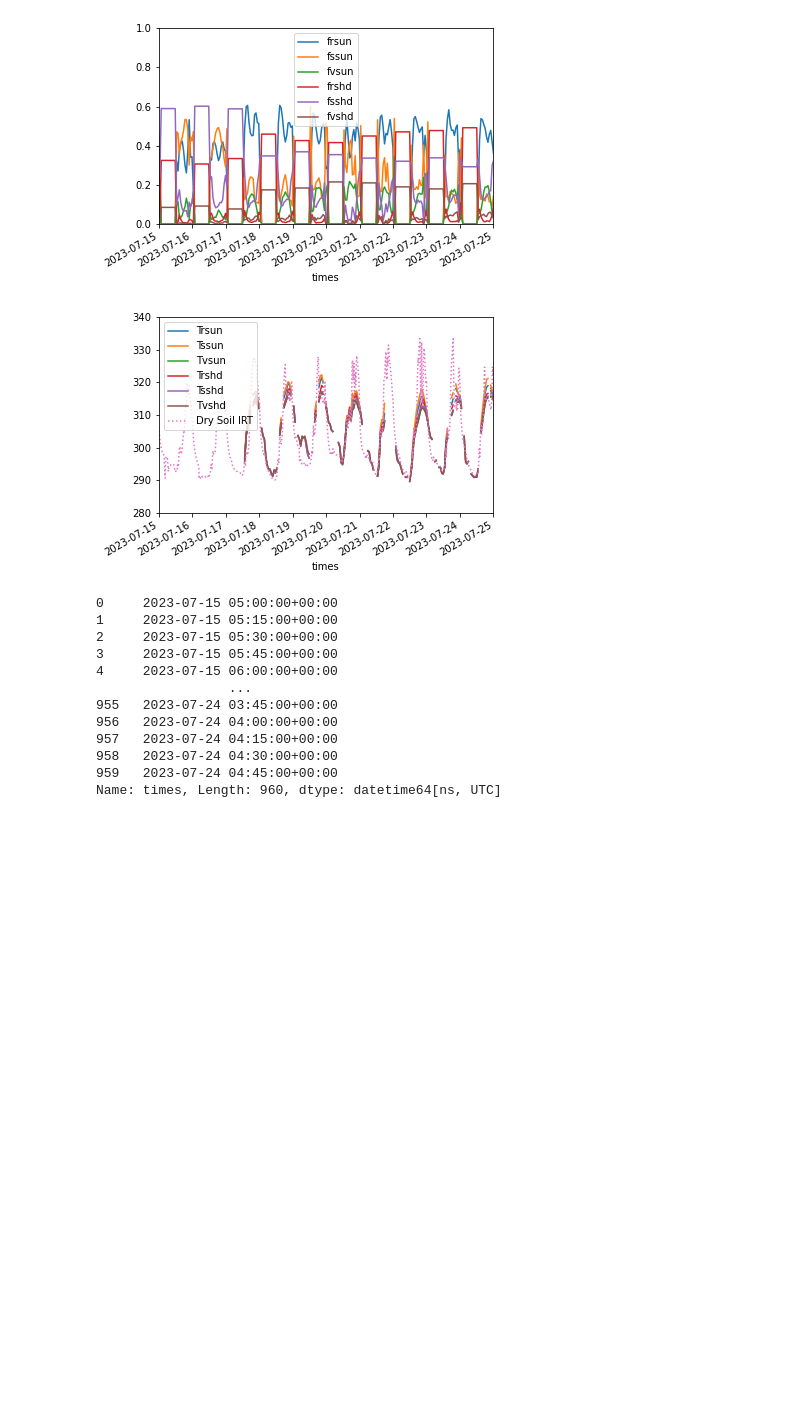
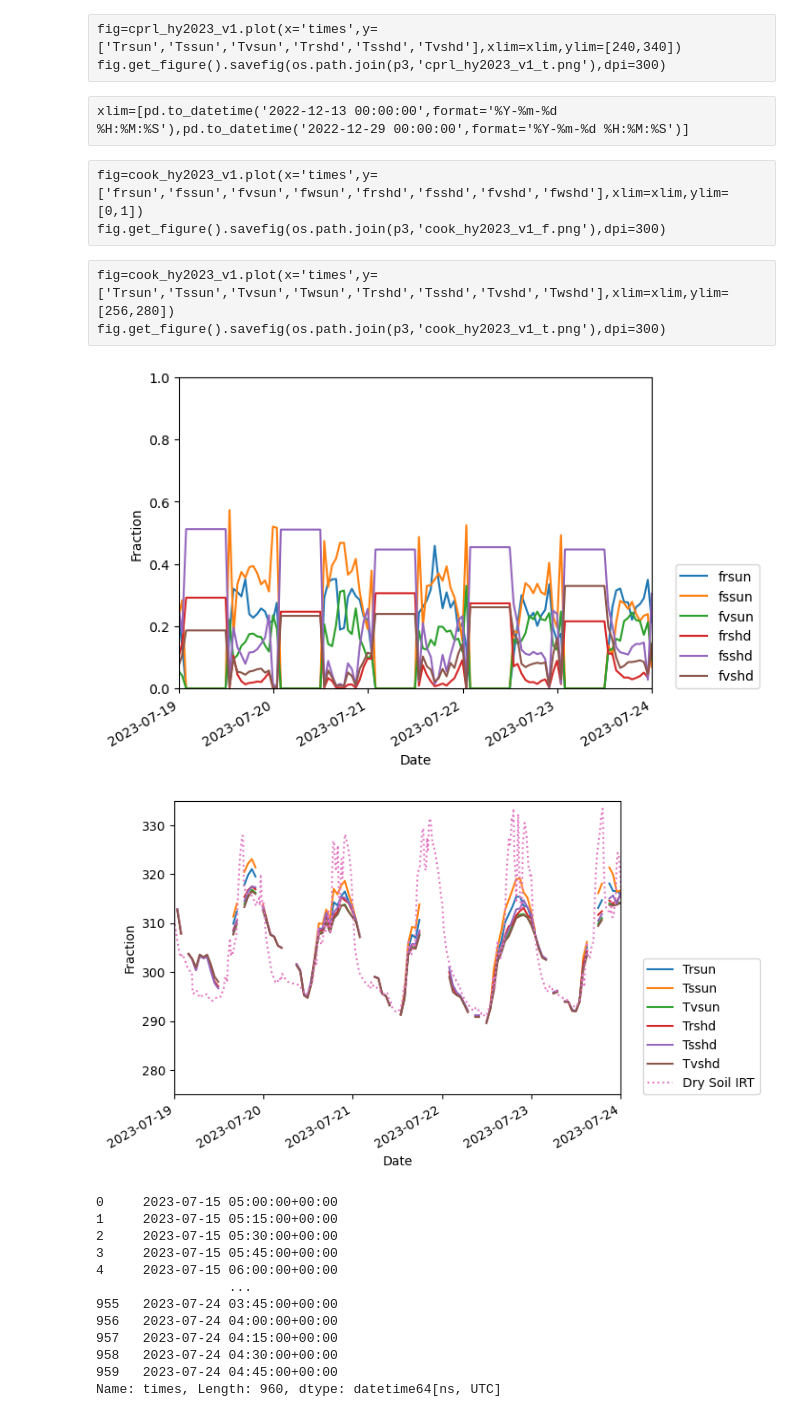
Before and after one commit to cafltar/CookIRCamET, a Jupyter notebook: label_imgs_paper.ipynb, the cells around one changed output. Cells and saved outputs as stored; diff of their text form; code cells hidden in the pictures; blank space fills up the shorter version.

```diff
--- a/label_imgs_paper.ipynb
+++ b/label_imgs_paper.ipynb
@@ -373,14 +376,14 @@ for di, start_dates, stop_dates in zip([p0,p00],[start_dates_cook,start_dates_cp
 # %%
-cook_hy2023_v1 = pd.read_csv('E:/usda/work/CookIRCamET/Working/cookhy2023V1_output.csv')
-cook_hy2023_v2 = pd.read_csv('E:/usda/work/CookIRCamET/Working/cookhy2023V2_output.csv')
-cprl_hy2023_v1 = pd.read_csv('E:/usda/work/CookIRCamET/Working/cprlhy2023V1_output.csv')
-cprl_hy2023_v2 = pd.read_csv('E:/usda/work/CookIRCamET/Working/cprlhy2023V2_output.csv')
-cprl_hy2023_irt = pd.read_csv('E:/usda/raw/CookIRCamET/Meteorological/Cprl/ne_lys_simple.csv')
+cook_hy2023_v1 = pd.read_csv('F:/usda/work/CookIRCamET/Working/cookhy2023_V1_output.csv')
+cook_hy2023_v2 = pd.read_csv('F:/usda/work/CookIRCamET/Working/cookhy2023_V2_output.csv')
+cprl_hy2023_v1 = pd.read_csv('F:/usda/work/CookIRCamET/Working/cprlhy2023_V1_output.csv')
+cprl_hy2023_v2 = pd.read_csv('F:/usda/work/CookIRCamET/Working/cprlhy2023_V2_output.csv')
+cprl_hy2023_irt = pd.read_csv('F:/usda/raw/CookIRCamET/Meteorological/Cprl/ne_lys_simple.csv')
 # %%
-cprl_hy2023_v1['times']=pd.to_datetime(cprl_hy2023_v1['times'],format='%Y-%m-%d %H:%M:%S')
-cprl_hy2023_v2['times']=pd.to_datetime(cprl_hy2023_v2['times'],format='%Y-%m-%d %H:%M:%S')
-cook_hy2023_v1['times']=pd.to_datetime(cook_hy2023_v1['times'],format='%Y-%m-%d %H:%M:%S')
-cook_hy2023_v2['times']=pd.to_datetime(cook_hy2023_v2['times'],format='%Y-%m-%d %H:%M:%S')
+cprl_hy2023_v1['times']=pd.to_datetime(cprl_hy2023_v1['times'])
+cprl_hy2023_v2['times']=pd.to_datetime(cprl_hy2023_v2['times'])
+cook_hy2023_v1['times']=pd.to_datetime(cook_hy2023_v1['times'])
+cook_hy2023_v2['times']=pd.to_datetime(cook_hy2023_v2['times'])
 # %%
 cprl_hy2023_irt['times'] = cprl_hy2023_irt.apply(lambda p: pytz.utc.localize(datetime.strptime(p.Date+' '+str((p.Hour+5)%24)+':'+str(p.Minute),'%m/%d/%Y %H:%M')),axis=1)
 # %%
@@ -412,18 +396,37 @@ fig.get_figure().savefig(os.path.join(p3,'cook_hy2023_v1_t.png'),dpi=300)
+# %% [raw]
+fig=cprl_hy2023_v1.plot(x='times',y=['Trsun','Tssun','Tvsun','Trshd','Tsshd','Tvshd'],xlim=xlim,ylim=[240,340])
+fig.get_figure().savefig(os.path.join(p3,'cprl_hy2023_v1_t.png'),dpi=300)
+# %% [raw]
+xlim=[pd.to_datetime('2022-12-13 00:00:00',format='%Y-%m-%d %H:%M:%S'),pd.to_datetime('2022-12-29 00:00:00',format='%Y-%m-%d %H:%M:%S')]
+# %% [raw]
+fig=cook_hy2023_v1.plot(x='times',y=['frsun','fssun','fvsun','fwsun','frshd','fsshd','fvshd','fwshd'],xlim=xlim,ylim=[0,1])
+fig.get_figure().savefig(os.path.join(p3,'cook_hy2023_v1_f.png'),dpi=300)
+# %% [raw]
+fig=cook_hy2023_v1.plot(x='times',y=['Trsun','Tssun','Tvsun','Twsun','Trshd','Tsshd','Tvshd','Twshd'],xlim=xlim,ylim=[256,280])
+fig.get_figure().savefig(os.path.join(p3,'cook_hy2023_v1_t.png'),dpi=300)
 # %%
-xlim=[pd.to_datetime('2023-7-15 00:00:00',format='%Y-%m-%d %H:%M:%S'),pd.to_datetime('2023-7-25 00:00:00',format='%Y-%m-%d %H:%M:%S')]
+xlim=[pd.to_datetime('2023-7-19 00:00:00',format='%Y-%m-%d %H:%M:%S'),pd.to_datetime('2023-7-24 00:00:00',format='%Y-%m-%d %H:%M:%S')]
 # %%
 fig=cprl_hy2023_v2.plot(x='times',y=['frsun','fssun','fvsun','frshd','fsshd','fvshd'],xlim=xlim,ylim=[0,1])
-fig.get_figure().savefig(os.path.join(p3,'cprl_hy2023_v2_f.png'),dpi=300)
+ax = fig.axes
+ax.set_xlabel('Date')
+ax.set_ylabel('Fraction')
+ax.legend(loc=[1.05 ,0])
+fig.get_figure().savefig(os.path.join(p3,'cprl_hy2023_v2_f.png'),dpi=300,bbox_inches='tight')
 # %% [output]
-[figure, old version]
+[figure, new version]
 # %%
-ax = cprl_hy2023_v2.plot(x='times',y=['Trsun','Tssun','Tvsun','Trshd','Tsshd','Tvshd'],xlim=xlim,ylim=[240,340])
+fig = cprl_hy2023_v2.plot(x='times',y=['Trsun','Tssun','Tvsun','Trshd','Tsshd','Tvshd'],xlim=xlim,ylim=[275,340])
+ax = fig.axes
 #fig.get_figure().savefig(os.path.join(p3,'cprl_hy2023_v2_t.png'),dpi=300)
-fig=cprl_hy2023_irt.plot(ax=ax,x='times',y=['Dry Soil IRT'],xlim=xlim,ylim=[280,340],linestyle=':')
-fig.get_figure().savefig(os.path.join(p3,'cprl_hy2023_v2_irt.png'),dpi=300)
+cprl_hy2023_irt.plot(ax=ax,x='times',y=['Dry Soil IRT'],xlim=xlim,ylim=[275,335],linestyle=':')
+ax.set_xlabel('Date')
+ax.set_ylabel('Fraction')
+ax.legend(loc=[1.05 ,0])
+fig.get_figure().savefig(os.path.join(p3,'cprl_hy2023_v2_irt.png'),dpi=300,bbox_inches='tight')
 plt.show()
 # %% [output]
-[figure, old version]
+[figure, new version]
 # %%
 cprl_hy2023_irt.times
 # %% [output]
```
Also changed, not shown: parts of 20 cells of this notebook, 34 other files.
